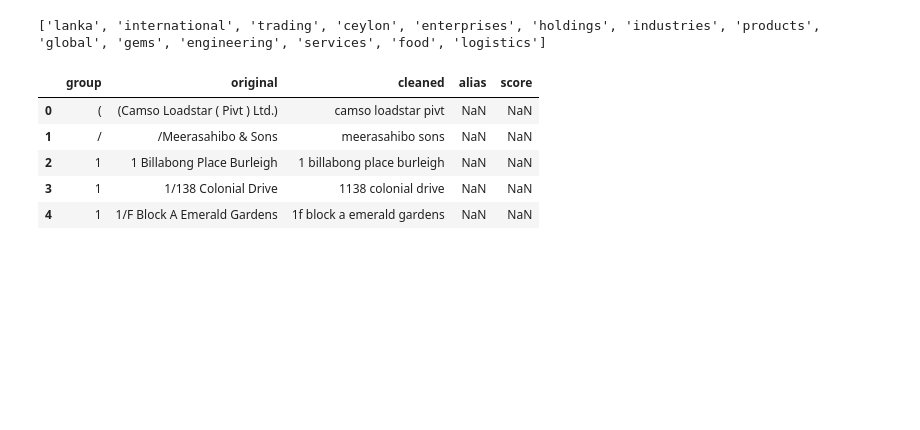
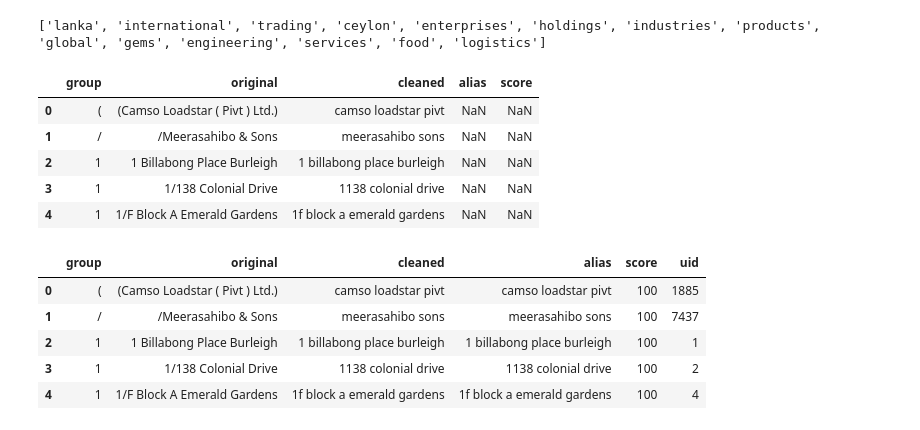
Before and after one commit to jessicajysong/company_name, a Jupyter notebook: test_run.ipynb, the cells around one changed output. Saved outputs shown, nothing was run; the diff lists cells and outputs as text; code cells hidden in the pictures; blank space fills up the shorter version.

```diff
--- a/test_run.ipynb
+++ b/test_run.ipynb
@@ -107,33 +107,42 @@ Matching the company names
         : fuzzywuzzy takes the whitespace into account as well as the order of the words
 '''
 
 def match_levenshtein(df_match, start_idx, end_idx, parsed_col='cleaned', alias_col='alias', score_col='score'):
     for i in range(start_idx, end_idx+1):
         if pd.isna(df_match[alias_col].iloc[i]):
             df_match[alias_col].iloc[i] = df_match[parsed_col].iloc[i]
             df_match[score_col].iloc[i] = 100
 
         for j in range(i+1, end_idx+1):
             if pd.isna(df_match[alias_col].iloc[j]):
                 match_score = fuzz.token_sort_ratio(df_match[parsed_col].iloc[i],df_match[parsed_col].iloc[j])
                 if not check_keywords(df_match[parsed_col].iloc[j]):
                     match_score -= 20
                 if (match_score > 80):
                     df_match[alias_col].iloc[j] = df_match[alias_col].iloc[i]
                     df_match[score_col].iloc[j] = match_score
 
     return None
 
 # Match the names for each name group
 for group in sort_groups:
     curr_group = df_match.groupby(['group']).get_group(group)
     start_idx = curr_group.index.min()
     end_idx = curr_group.index.max()
 
     match_levenshtein(df_match, start_idx, end_idx)
 
 # Assign a unique identifier to each alias name
 df_match = df_match.assign(uid=(df_match['alias'].astype('category').cat.codes))
+
+df_match.head()
+# %% [output]
+|  | group | original | cleaned | alias | score | uid |
+| 0 | ( | (Camso Loadstar ( Pivt ) Ltd.) | camso loadstar pivt | camso loadstar pivt | 100 | 1885 |
+| 1 | / | /Meerasahibo & Sons | meerasahibo sons | meerasahibo sons | 100 | 7437 |
+| 2 | 1 | 1 Billabong Place Burleigh | 1 billabong place burleigh | 1 billabong place burleigh | 100 | 1 |
+| 3 | 1 | 1/138 Colonial Drive | 1138 colonial drive | 1138 colonial drive | 100 | 2 |
+| 4 | 1 | 1/F Block A Emerald Gardens | 1f block a emerald gardens | 1f block a emerald gardens | 100 | 4 |
 # %%
 '''
 Merging the original dataset with the matched name dataset
```
Also changed, not shown: parts of 4 cells of this notebook.
